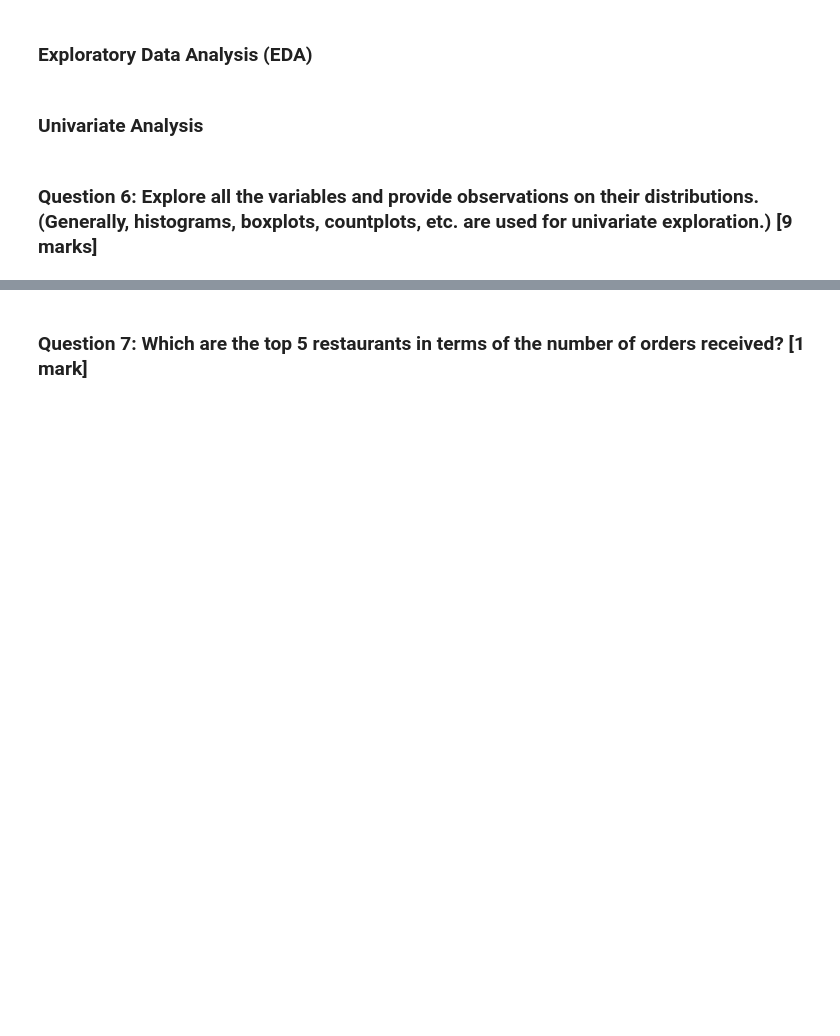
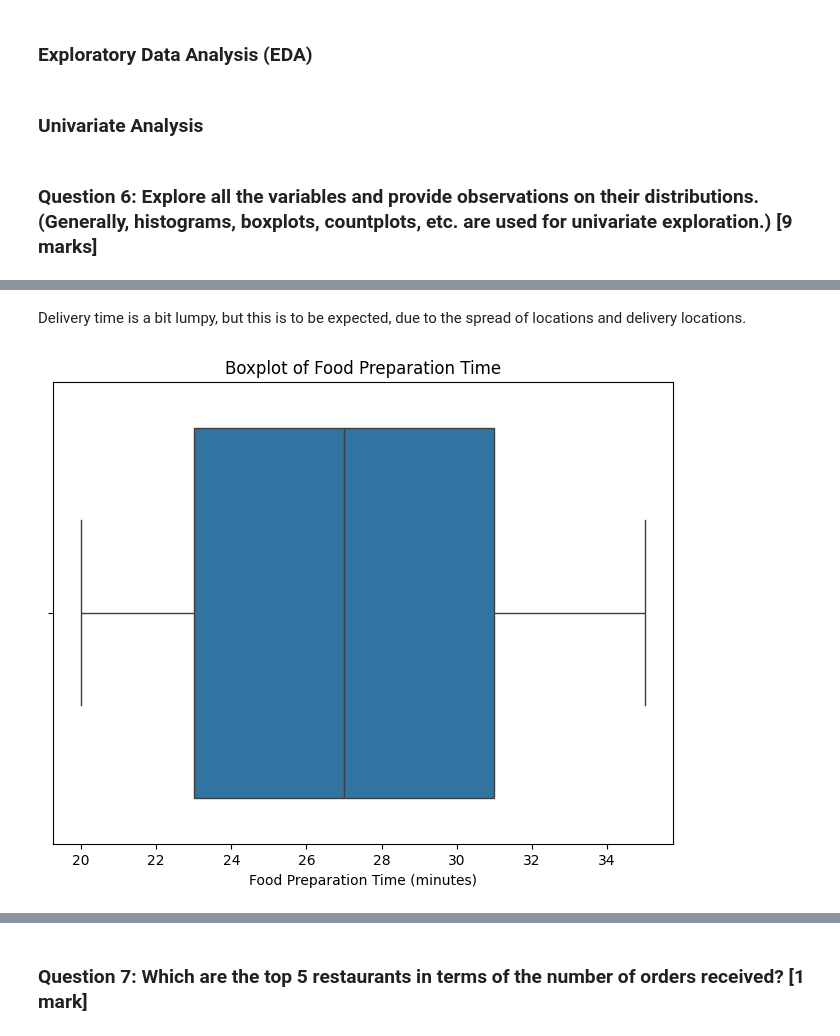
Before and after one commit to pieterkdevilliers/mit-foodhub, a Jupyter notebook: notebooks/FDS_Project_LearnerNotebook_FullCode.ipynb, the cells around one changed output, grey strips where cells are left out. Drawn from its saved outputs; the diff is of its cells as text; code cells hidden in the pictures; blank space fills up the shorter version.

```diff
--- a/notebooks/FDS_Project_LearnerNotebook_FullCode.ipynb
+++ b/notebooks/FDS_Project_LearnerNotebook_FullCode.ipynb
@@ -162,0 +225,11 @@ Name: count, dtype: int64
+# %% [markdown]
+Delivery time is a bit lumpy, but this is to be expected, due to the spread of locations and delivery locations.
+# %%
+# Boxplot of food preparation time
+plt.figure(figsize=(8, 6))
+sns.boxplot(x=df['food_preparation_time'])
+plt.title('Boxplot of Food Preparation Time')
+plt.xlabel('Food Preparation Time (minutes)')
+plt.show()
+# %% [output]
+[figure, added]
```
Also changed, not shown: parts of 51 cells of this notebook.
